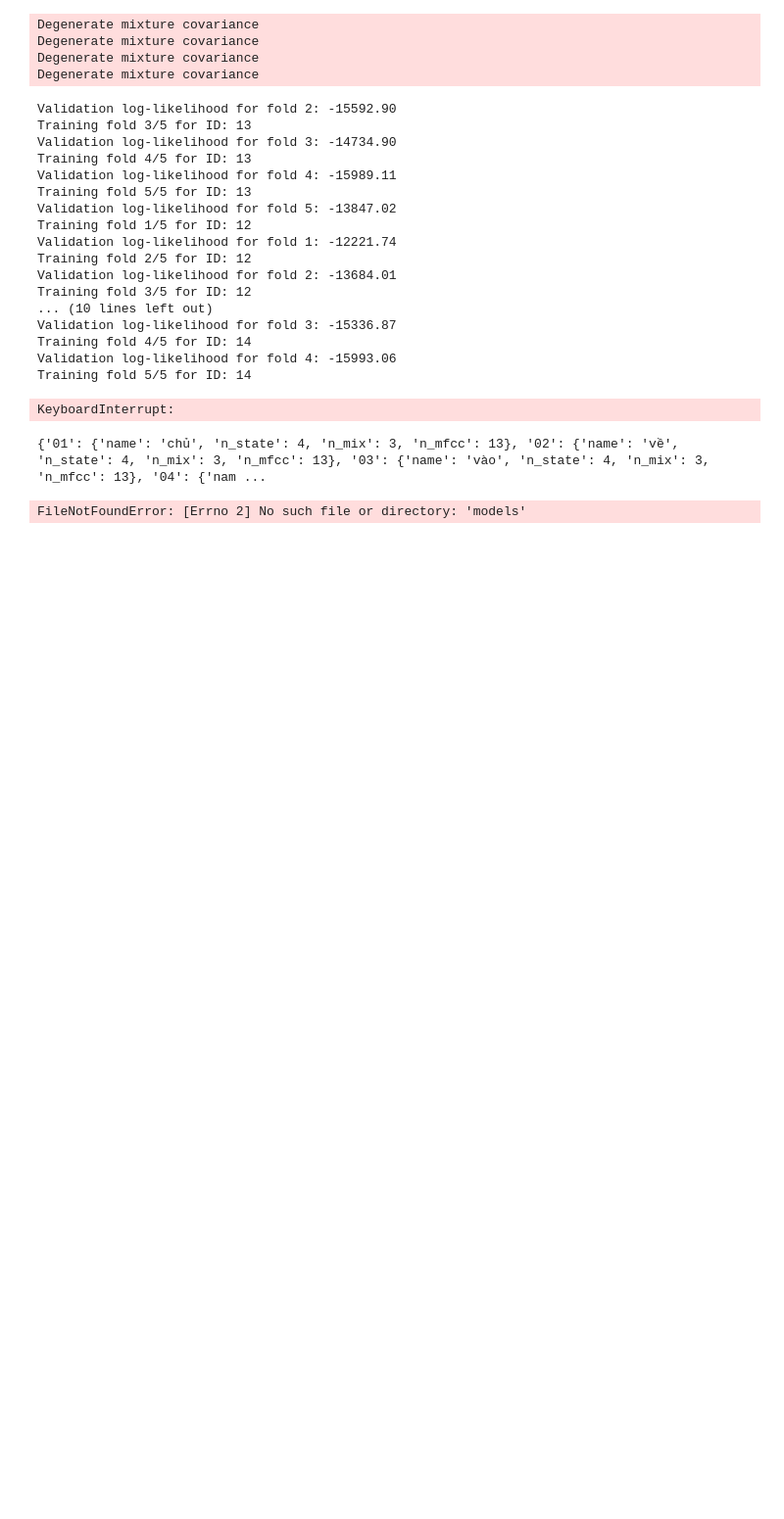
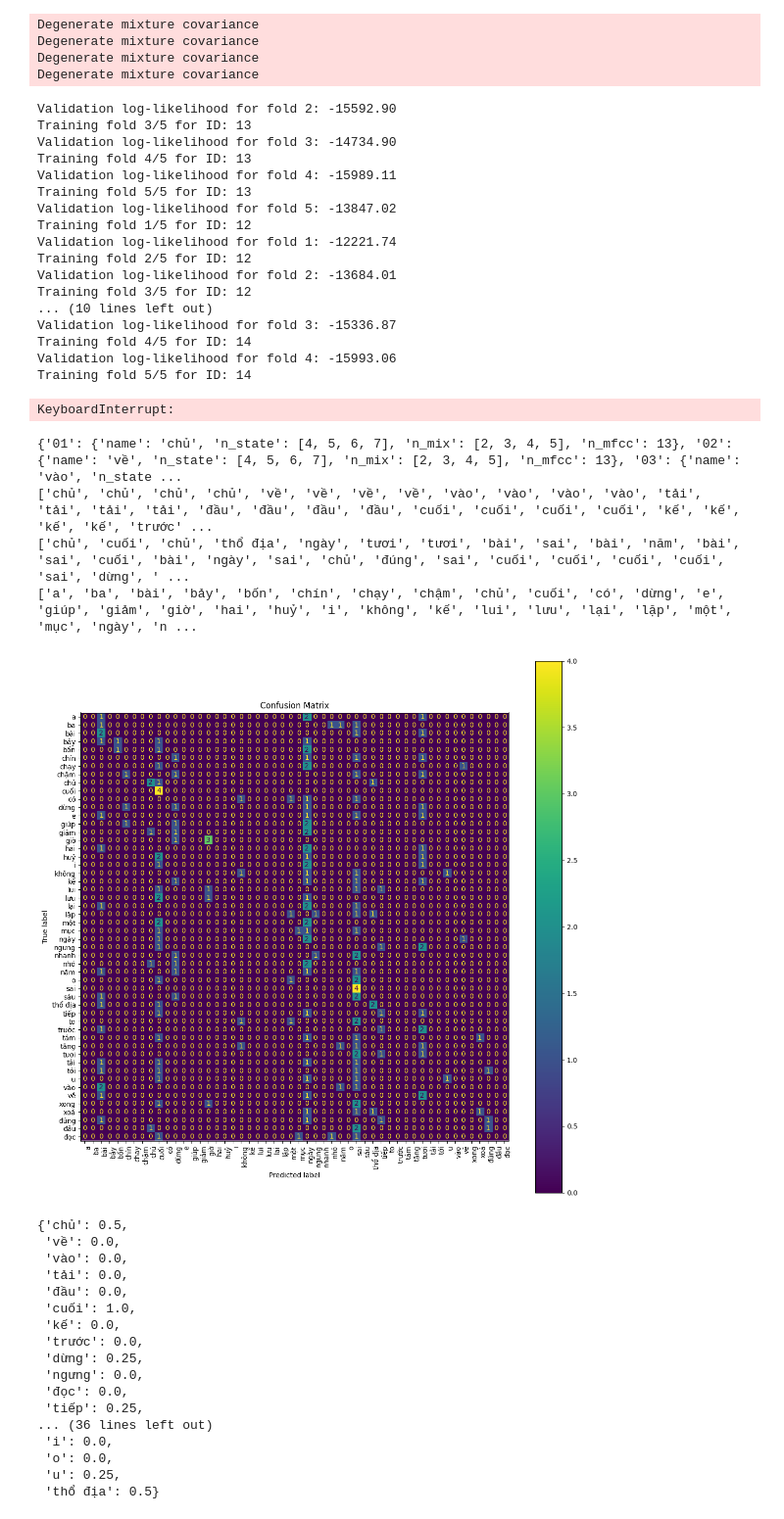
Before and after one commit to phamhongphuc1403/hmm, a Jupyter notebook: train.ipynb, the cells around one changed output. Shown: that part at 98% size. Saved outputs shown, nothing was run; the diff lists cells and outputs as text; code cells hidden in the pictures; blank space fills up the shorter version.

```diff
--- a/train.ipynb
+++ b/train.ipynb
@@ -223,36 +223,60 @@ def evaluation(config):
         test_data = prepare_data(key, value['n_mfcc'], os.path.join(dataset_path, test_dir))
         test_labels = [value['name']] * len(test_data)  # Generate labels based on the length of test_data
 
         for data, label in zip(test_data, test_labels):
             scores = [models[key].score(data) for key, value in config.items()]
             pred = np.argmax(scores)
             y_pred.append(index_to_name[pred])
             y_true.append(label)
 
         accuracy = (np.array(y_true) == np.array(y_pred)).sum() / len(y_true)
 
         all_accuracy[value['name']] = accuracy
         all_y_true.extend(y_true)
         all_y_pred.extend(y_pred)
 
     # Calculate confusion matrix using all accumulated true and predicted values
     fig, ax = plt.subplots(figsize=(14,14))
     ax.set(title='Confusion Matrix')
-    display_labels = [value['name'] for key, value in config.items()]
+    # display_labels = [value['name'] for key, value in config.items()]
+    display_labels = sorted(set(all_y_true + all_y_pred))
+    print(all_y_true)
+    print(all_y_pred)
+    print(display_labels)
     disp = ConfusionMatrixDisplay(confusion_matrix=confusion_matrix(all_y_true, all_y_pred), display_labels=display_labels)
     disp.plot(ax=ax)
 
     # Rotate the horizontal labels by 90 degrees
     plt.setp(ax.get_xticklabels(), rotation=90, ha="right", rotation_mode="anchor")
 
     plt.show()
     return all_accuracy
 
 # Assuming class_names is defined
 evaluation(config)
 # %% [output]
-{'01': {'name': 'chủ', 'n_state': 4, 'n_mix': 3, 'n_mfcc': 13}, '02': {'name': 'về', 'n_state': 4, 'n_mix': 3, 'n_mfcc': 13}, '03': {'name': 'vào', 'n_state': 4, 'n_mix': 3, 'n_mfcc': 13}, '04': {'nam ...
+{'01': {'name': 'chủ', 'n_state': [4, 5, 6, 7], 'n_mix': [2, 3, 4, 5], 'n_mfcc': 13}, '02': {'name': 'về', 'n_state': [4, 5, 6, 7], 'n_mix': [2, 3, 4, 5], 'n_mfcc': 13}, '03': {'name': 'vào', 'n_state ...
+['chủ', 'chủ', 'chủ', 'chủ', 'về', 'về', 'về', 'về', 'vào', 'vào', 'vào', 'vào', 'tải', 'tải', 'tải', 'tải', 'đầu', 'đầu', 'đầu', 'đầu', 'cuối', 'cuối', 'cuối', 'cuối', 'kế', 'kế', 'kế', 'kế', 'trước' ...
+['chủ', 'cuối', 'chủ', 'thổ địa', 'ngày', 'tươi', 'tươi', 'bài', 'sai', 'bài', 'năm', 'bài', 'sai', 'cuối', 'bài', 'ngày', 'sai', 'chủ', 'đúng', 'sai', 'cuối', 'cuối', 'cuối', 'cuối', 'sai', 'dừng', ' ...
+['a', 'ba', 'bài', 'bảy', 'bốn', 'chín', 'chạy', 'chậm', 'chủ', 'cuối', 'có', 'dừng', 'e', 'giúp', 'giảm', 'giờ', 'hai', 'huỷ', 'i', 'không', 'kế', 'lui', 'lưu', 'lại', 'lặp', 'một', 'mục', 'ngày', 'n ...
+[figure, added]
-FileNotFoundError: [Errno 2] No such file or directory: 'models'
+{'chủ': 0.5,
+ 'về': 0.0,
+ 'vào': 0.0,
+ 'tải': 0.0,
+ 'đầu': 0.0,
+ 'cuối': 1.0,
+ 'kế': 0.0,
+ 'trước': 0.0,
+ 'dừng': 0.25,
+ 'ngưng': 0.0,
+ 'đọc': 0.0,
+ 'tiếp': 0.25,
+... (36 lines left out)
+ 'i': 0.0,
+ 'o': 0.0,
+ 'u': 0.25,
+ 'thổ địa': 0.5}
 # %%
 
 best_n_mfcc = None
```
Also changed, not shown: 1 other file.
